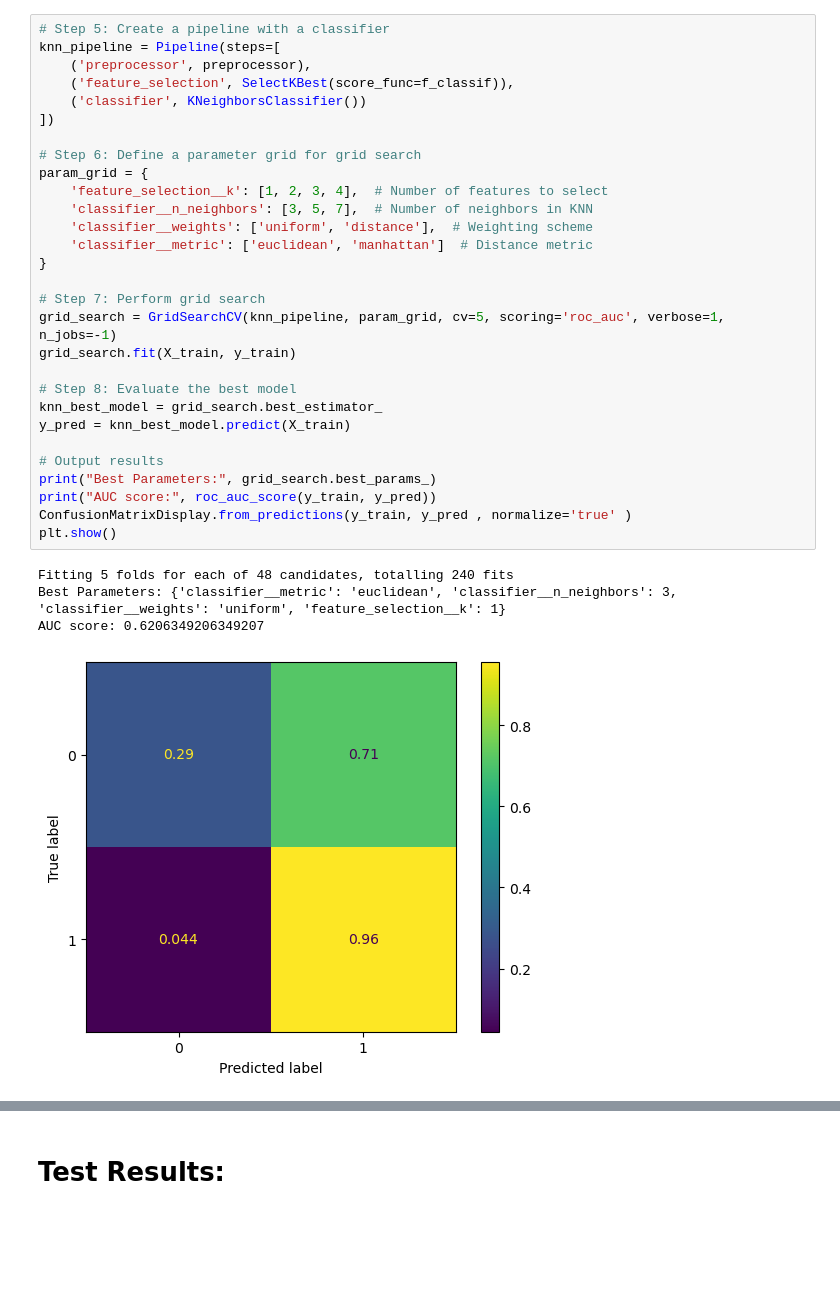
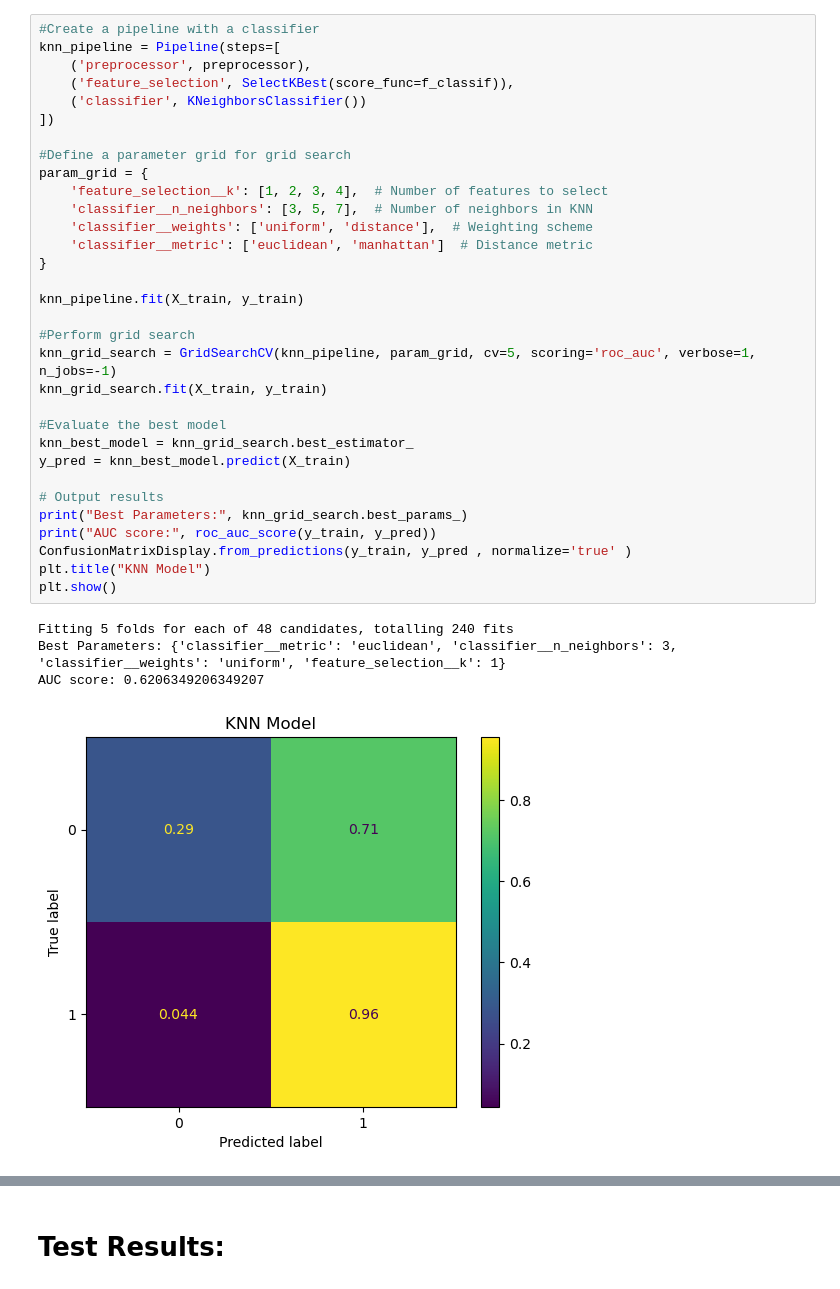
Before and after one commit to ljime080/CAP4612_Final_Project, a Jupyter notebook: final_project.ipynb, the cells around one changed output, grey strips where cells are left out. Saved outputs shown, nothing was run; the diff lists cells and outputs as text; blank space fills up the shorter version.

Commit message:
made final changes to showcase models

```diff
--- a/final_project.ipynb
+++ b/final_project.ipynb
@@ -159,39 +171,42 @@ preprocessor = ColumnTransformer(
     ]
 )
 # %%
-# Step 5: Create a pipeline with a classifier
+#Create a pipeline with a classifier
 knn_pipeline = Pipeline(steps=[
     ('preprocessor', preprocessor),
     ('feature_selection', SelectKBest(score_func=f_classif)),
     ('classifier', KNeighborsClassifier())
 ])
 
-# Step 6: Define a parameter grid for grid search
+#Define a parameter grid for grid search
 param_grid = {
     'feature_selection__k': [1, 2, 3, 4],  # Number of features to select
     'classifier__n_neighbors': [3, 5, 7],  # Number of neighbors in KNN
     'classifier__weights': ['uniform', 'distance'],  # Weighting scheme
     'classifier__metric': ['euclidean', 'manhattan']  # Distance metric
 }
 
-# Step 7: Perform grid search
-grid_search = GridSearchCV(knn_pipeline, param_grid, cv=5, scoring='roc_auc', verbose=1, n_jobs=-1)
-grid_search.fit(X_train, y_train)
+knn_pipeline.fit(X_train, y_train)
 
-# Step 8: Evaluate the best model
-knn_best_model = grid_search.best_estimator_
+#Perform grid search
+knn_grid_search = GridSearchCV(knn_pipeline, param_grid, cv=5, scoring='roc_auc', verbose=1, n_jobs=-1)
+knn_grid_search.fit(X_train, y_train)
+
+#Evaluate the best model
+knn_best_model = knn_grid_search.best_estimator_
 y_pred = knn_best_model.predict(X_train)
 
 # Output results
-print("Best Parameters:", grid_search.best_params_)
+print("Best Parameters:", knn_grid_search.best_params_)
 print("AUC score:", roc_auc_score(y_train, y_pred))
 ConfusionMatrixDisplay.from_predictions(y_train, y_pred , normalize='true' )
+plt.title("KNN Model")
 plt.show()
 # %% [output]
 Fitting 5 folds for each of 48 candidates, totalling 240 fits
 Best Parameters: {'classifier__metric': 'euclidean', 'classifier__n_neighbors': 3, 'classifier__weights': 'uniform', 'feature_selection__k': 1}
 AUC score: 0.6206349206349207
-[figure, old version]
+[figure, new version]
 # %%
 logit_pipeline = Pipeline(steps=[
     ('preprocessor', preprocessor),
```
Also changed, not shown: parts of 16 cells of this notebook.
